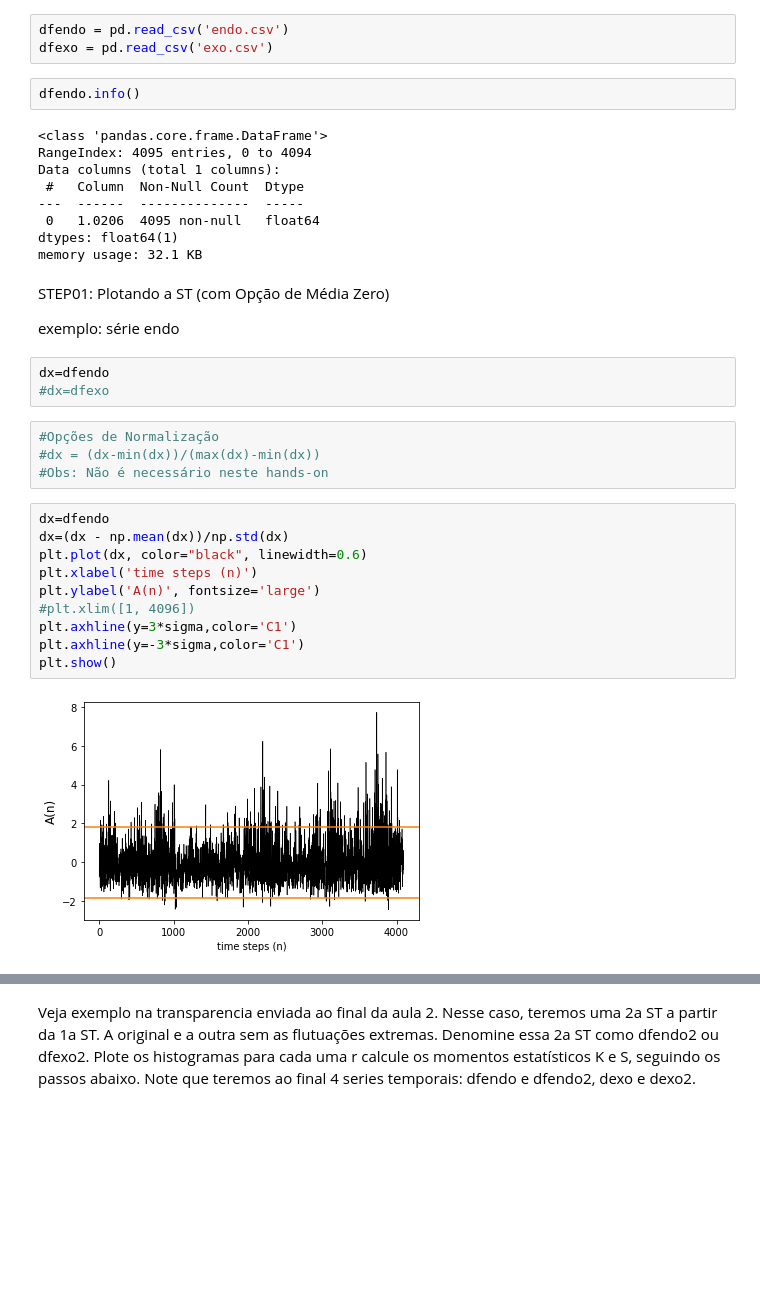
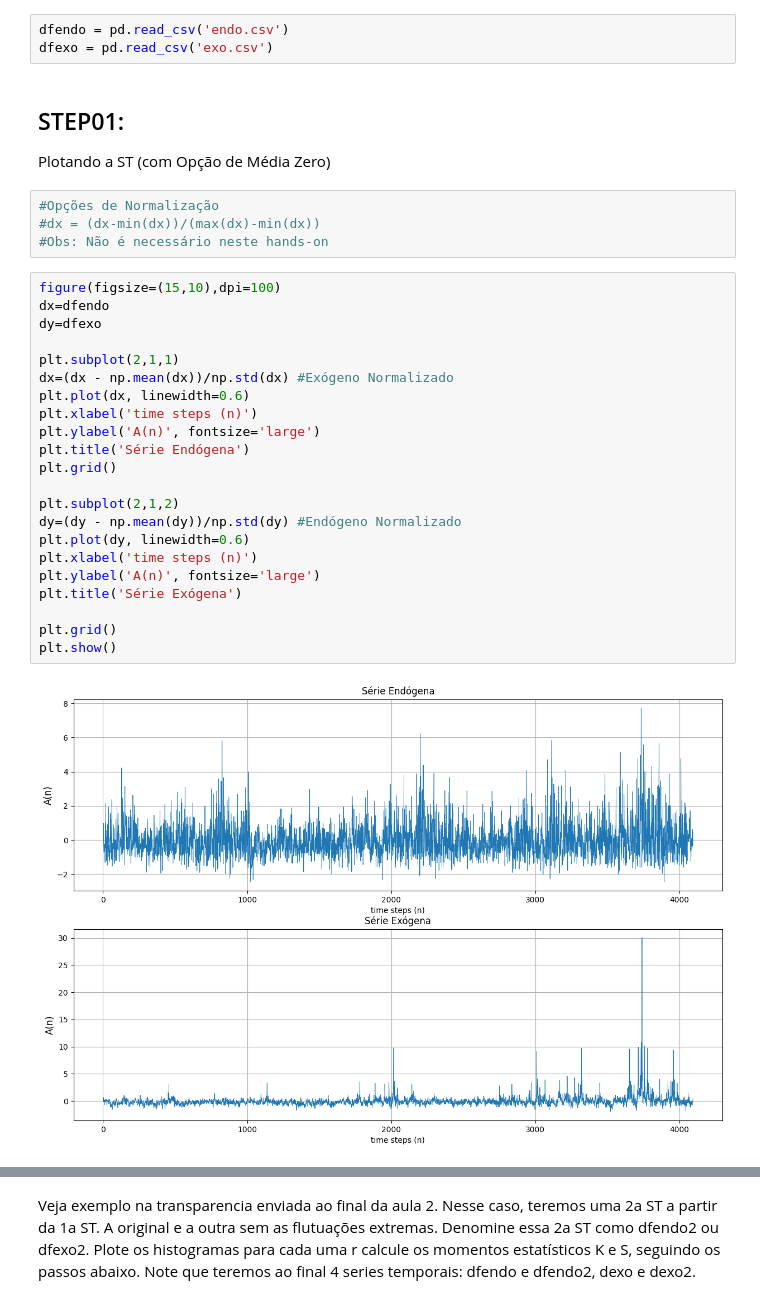
Before and after one commit to barauna-lo/Computational_Statistics, a Jupyter notebook: HandsOn_09/CAP417_HandsOn09_Barauna.ipynb, the cells around one changed output, grey strips where cells are left out. Drawn from its saved outputs; the diff is of its cells as text; blank space fills up the shorter version.

```diff
--- a/HandsOn_09/CAP417_HandsOn09_Barauna.ipynb
+++ b/HandsOn_09/CAP417_HandsOn09_Barauna.ipynb
@@ -50,38 +43,35 @@ To: /content/exo.csv
 # %%
 dfendo = pd.read_csv('endo.csv')
 dfexo = pd.read_csv('exo.csv')
-# %%
-dfendo.info()
-# %% [output]
-<class 'pandas.core.frame.DataFrame'>
-RangeIndex: 4095 entries, 0 to 4094
-Data columns (total 1 columns):
- #   Column  Non-Null Count  Dtype
----  ------  --------------  -----
- 0   1.0206  4095 non-null   float64
-dtypes: float64(1)
-memory usage: 32.1 KB
 # %% [markdown]
-STEP01: Plotando a ST (com Opção de Média Zero)
-
-exemplo: série endo
+## STEP01:
+Plotando a ST (com Opção de Média Zero)
-# %%
-dx=dfendo
-#dx=dfexo
 # %%
 #Opções de Normalização
 #dx = (dx-min(dx))/(max(dx)-min(dx))
 #Obs: Não é necessário neste hands-on
 # %%
+figure(figsize=(15,10),dpi=100)
 dx=dfendo
-dx=(dx - np.mean(dx))/np.std(dx)
-plt.plot(dx, color="black", linewidth=0.6)
+dy=dfexo
+
+plt.subplot(2,1,1)
+dx=(dx - np.mean(dx))/np.std(dx) #Exógeno Normalizado
+plt.plot(dx, linewidth=0.6)
 plt.xlabel('time steps (n)')
 plt.ylabel('A(n)', fontsize='large')
-#plt.xlim([1, 4096])
-plt.axhline(y=3*sigma,color='C1')
-plt.axhline(y=-3*sigma,color='C1')
+plt.title('Série Endógena')
+plt.grid()
+
+plt.subplot(2,1,2)
+dy=(dy - np.mean(dy))/np.std(dy) #Endógeno Normalizado
+plt.plot(dy, linewidth=0.6)
+plt.xlabel('time steps (n)')
+plt.ylabel('A(n)', fontsize='large')
+plt.title('Série Exógena')
+
+plt.grid()
 plt.show()
 # %% [output]
-[figure, old version]
+[figure, new version]
 # %% [markdown]
```
Also changed, not shown: parts of 14 cells of this notebook.
